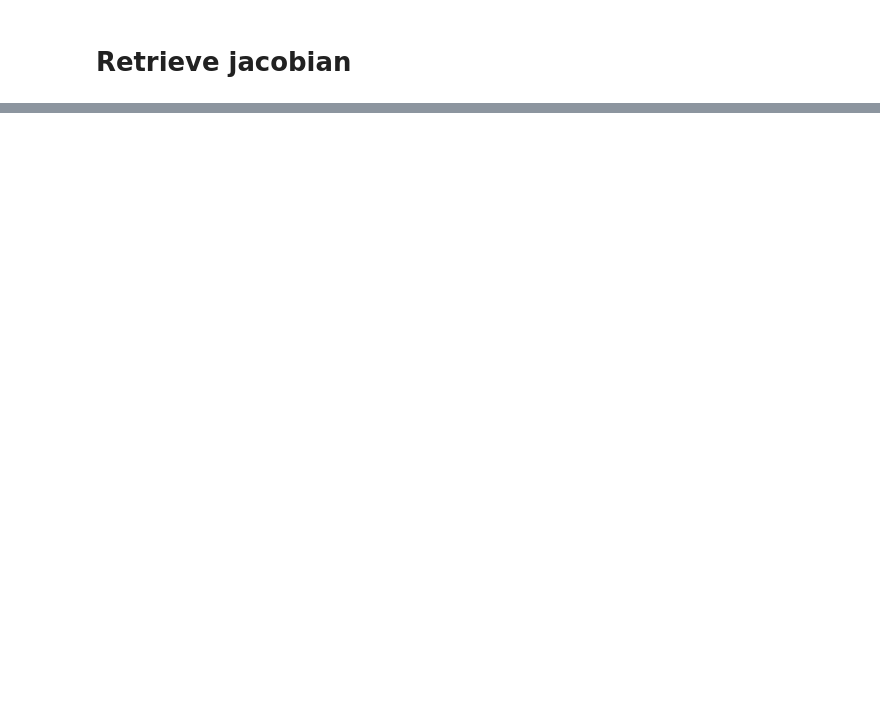
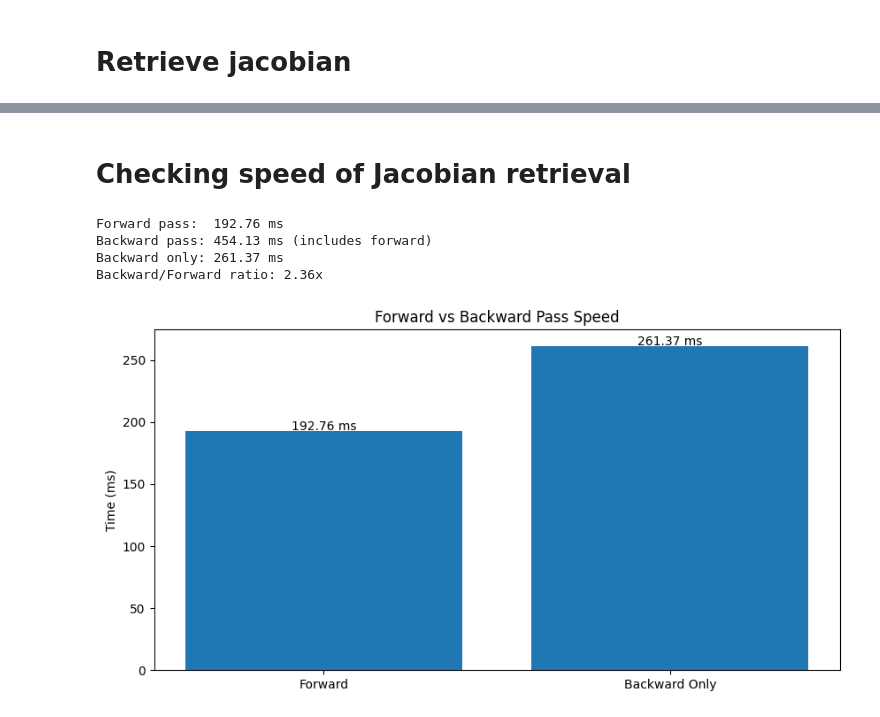
Before and after one commit to Shaunticlair/climate-sim, a Jupyter notebook: 16_Train_Forward_Linear_Sparse_Covariance.ipynb, the cells around one changed output, grey strips where cells are left out. Saved outputs shown, nothing was run; the diff lists cells and outputs as text; code cells hidden in the pictures; blank space fills up the shorter version.

Commit message:
Tested the speed of computing the Jacobian of a neural net

```diff
--- a/16_Train_Forward_Linear_Sparse_Covariance.ipynb
+++ b/16_Train_Forward_Linear_Sparse_Covariance.ipynb
@@ -984,0 +1006,76 @@ jacobian = analyze_gradients(model, input_data, output_data, M, nr=64, nc=64)
+# %% [markdown]
+# Checking speed of Jacobian retrieval
+# %%
+
+import time
+
+
+def measure_forward_backward_speed(model, dataloader, num_batches=100, device='cpu'):
+    """
+    Measure the speed of forward and backward passes.
+    """
+    model = model.to(device)
+    model.train()
+    criterion = torch.nn.MSELoss()
+
+    # Get data batches
+    data_batches = []
+    for i, batch in enumerate(dataloader):
+        if i >= num_batches:
+            break
+        data_batches.append(batch)
+
+    # Measure forward pass time
+    forward_times = []
+    for x_t, x_t_plus_1 in data_batches:
+        x_t = x_t.to(device)
+        x_t_plus_1 = x_t_plus_1.to(device)
+
+        start_time = time.time()
+        with torch.no_grad():
+            output = model(x_t)
+        forward_times.append(time.time() - start_time)
+
+    # Measure backward pass time
+    backward_times = []
+    for x_t, x_t_plus_1 in data_batches:
+        x_t = x_t.to(device)
+        x_t_plus_1 = x_t_plus_1.to(device)
+
+        start_time = time.time()
+        output = model(x_t)
+        loss = criterion(output, x_t_plus_1)
+        loss.backward()
+        backward_times.append(time.time() - start_time)
+        model.zero_grad()
+
+    # Calculate statistics
+    forward_avg = np.mean(forward_times) * 1000  # ms
+    backward_avg = np.mean(backward_times) * 1000  # ms
+    backward_only_avg = backward_avg - forward_avg
+
+    print(f"Forward pass:  {forward_avg:.2f} ms")
+    print(f"Backward pass: {backward_avg:.2f} ms (includes forward)")
+    print(f"Backward only: {backward_only_avg:.2f} ms")
+    print(f"Backward/Forward ratio: {backward_avg/forward_avg:.2f}x")
+
+    # Plot comparison
+    plt.figure(figsize=(10, 5))
+    plt.bar(['Forward', 'Backward Only'], [forward_avg, backward_only_avg])
+    plt.title('Forward vs Backward Pass Speed')
+    plt.ylabel('Time (ms)')
+    for i, v in enumerate([forward_avg, backward_only_avg]):
+        plt.text(i, v + 0.5, f"{v:.2f} ms", ha='center')
+    plt.show()
+
+    return forward_avg, backward_only_avg
+
+# Usage example:
+device = 'cuda' if torch.cuda.is_available() else 'cpu'
+forward_time, backward_time = measure_forward_backward_speed(model, test_loader, device=device)
+# %% [output]
+Forward pass:  192.76 ms
+Backward pass: 454.13 ms (includes forward)
+Backward only: 261.37 ms
+Backward/Forward ratio: 2.36x
+[figure, added]
```
Also changed, not shown: parts of 7 cells of this notebook, 3 other files.
